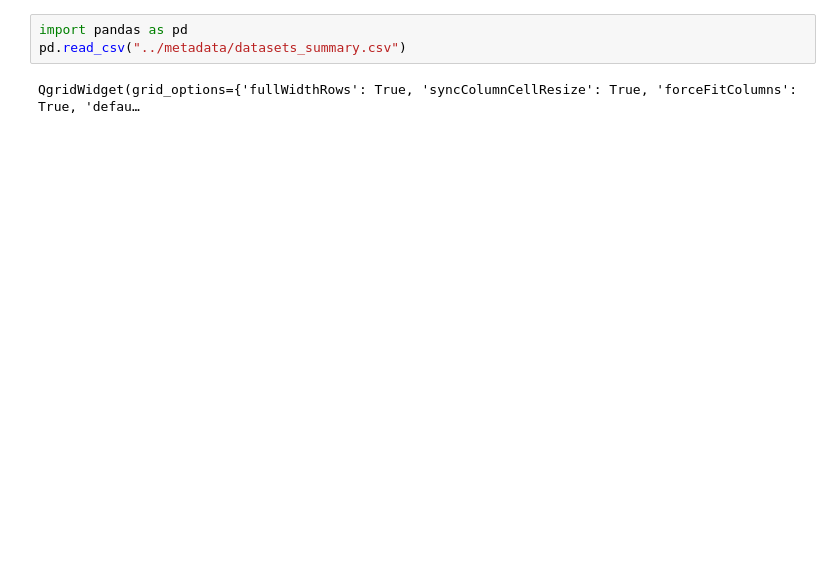
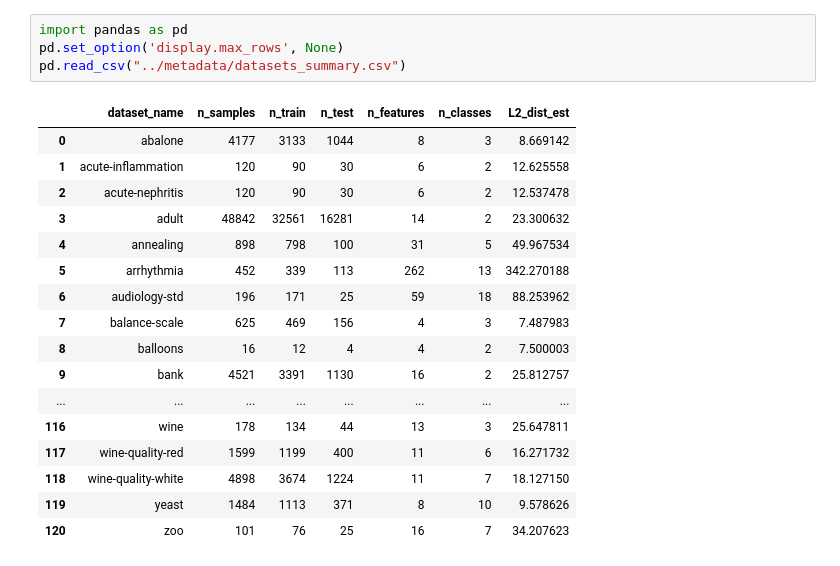
Before and after one commit to YutongWangML/UCI_classification, a Jupyter notebook: jupyter_notebooks/01_datasets_summary.ipynb, the cells around one changed output. Drawn from its saved outputs; the diff is of its cells as text; blank space fills up the shorter version.

```diff
--- a/jupyter_notebooks/01_datasets_summary.ipynb
+++ b/jupyter_notebooks/01_datasets_summary.ipynb
@@ -1,5 +1,22 @@
 # %%
 import pandas as pd
+pd.set_option('display.max_rows', None)
 pd.read_csv("../metadata/datasets_summary.csv")
 # %% [output]
-QgridWidget(grid_options={'fullWidthRows': True, 'syncColumnCellResize': True, 'forceFitColumns': True, 'defau…
+|  | dataset_name | n_samples | n_train | n_test | n_features | n_classes | L2_dist_est |
+| 0 | abalone | 4177 | 3133 | 1044 | 8 | 3 | 8.669142 |
+| 1 | acute-inflammation | 120 | 90 | 30 | 6 | 2 | 12.625558 |
+| 2 | acute-nephritis | 120 | 90 | 30 | 6 | 2 | 12.537478 |
+| 3 | adult | 48842 | 32561 | 16281 | 14 | 2 | 23.300632 |
+| 4 | annealing | 898 | 798 | 100 | 31 | 5 | 49.967534 |
+| 5 | arrhythmia | 452 | 339 | 113 | 262 | 13 | 342.270188 |
+| 6 | audiology-std | 196 | 171 | 25 | 59 | 18 | 88.253962 |
+| 7 | balance-scale | 625 | 469 | 156 | 4 | 3 | 7.487983 |
+| 8 | balloons | 16 | 12 | 4 | 4 | 2 | 7.500003 |
+| 9 | bank | 4521 | 3391 | 1130 | 16 | 2 | 25.812757 |
+| ... | ... | ... | ... | ... | ... | ... | ... |
+| 116 | wine | 178 | 134 | 44 | 13 | 3 | 25.647811 |
+| 117 | wine-quality-red | 1599 | 1199 | 400 | 11 | 6 | 16.271732 |
+| 118 | wine-quality-white | 4898 | 3674 | 1224 | 11 | 7 | 18.127150 |
+| 119 | yeast | 1484 | 1113 | 371 | 8 | 10 | 9.578626 |
+| 120 | zoo | 101 | 76 | 25 | 16 | 7 | 34.207623 |
```
